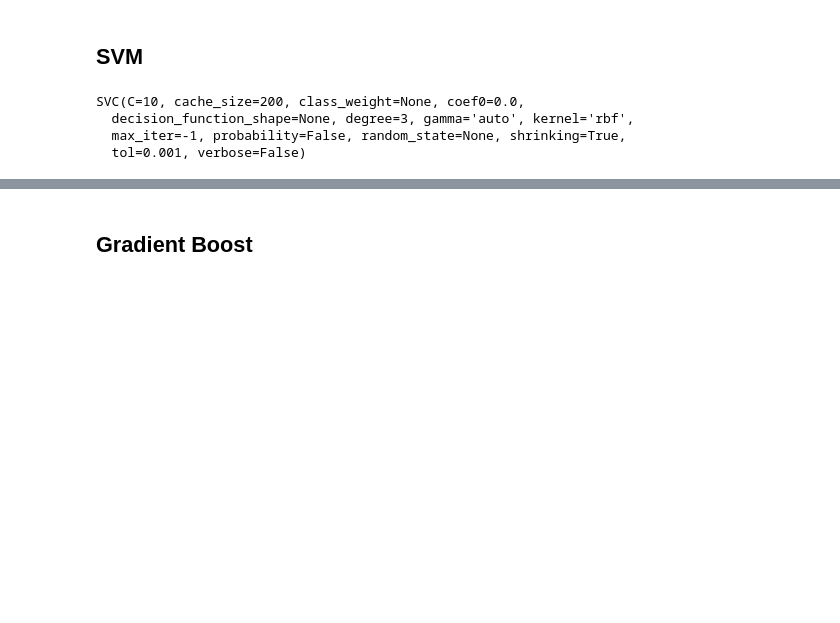
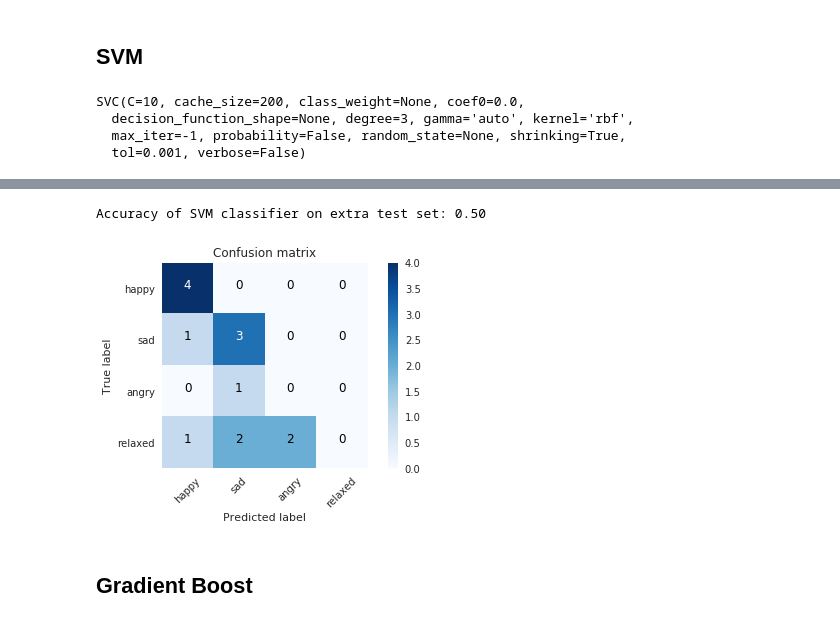
Before and after one commit to sgiammy/emotion-patterns-in-music-playlists, a Jupyter notebook: src/Advanced_Feature_Engineering.ipynb, the cells around one changed output, grey strips where cells are left out. Saved outputs shown, nothing was run; the diff lists cells and outputs as text; code cells hidden in the pictures; blank space fills up the shorter version.

```diff
--- a/src/Advanced_Feature_Engineering.ipynb
+++ b/src/Advanced_Feature_Engineering.ipynb
@@ -412,3 +407,10 @@ Accuracy of SVM classifier on test set: 0.41
+# %%
+y_pred_extra = clf.predict(X_test_extra)
+plot_confusion_matrix(confusion_matrix(y_test_extra, y_pred_extra))
+print('Accuracy of SVM classifier on extra test set: {:.2f}'.format(clf.score(X_test_extra, y_test_extra)))
+# %% [output]
+Accuracy of SVM classifier on extra test set: 0.50
+[figure, added]
 # %% [markdown]
 ## Gradient Boost
 # %%
```
Also changed, not shown: parts of 16 cells of this notebook, 5 other files.
